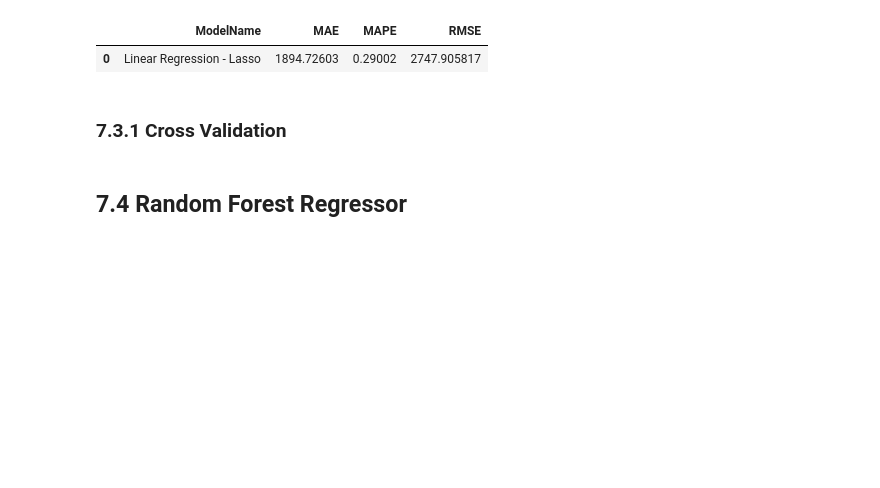
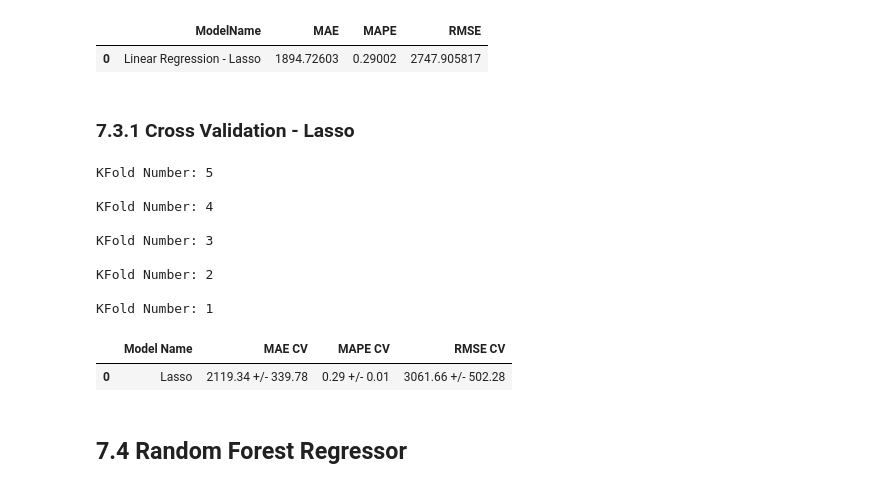
Before and after one commit to fusaa/rossmann, a Jupyter notebook: 3 - project - exploratory data analysis-Copy1.ipynb, the cells around one changed output. Drawn from its saved outputs; the diff is of its cells as text; code cells hidden in the pictures; blank space fills up the shorter version.

```diff
--- a/3 - project - exploratory data analysis-Copy1.ipynb
+++ b/3 - project - exploratory data analysis-Copy1.ipynb
@@ -885,7 +934,22 @@ lrr_result
 |  | ModelName | MAE | MAPE | RMSE |
 | 0 | Linear Regression - Lasso | 1894.72603 | 0.29002 | 2747.905817 |
 # %% [markdown]
-### 7.3.1 Cross Validation
+### 7.3.1 Cross Validation - Lasso
+# %%
+lrr_result_cv = cross_validation(x_training, 5, 'Lasso', lrr, verbose = True)
+lrr_result_cv
+# %% [output]
+KFold Number: 5
+
+KFold Number: 4
+
+KFold Number: 3
+
+KFold Number: 2
+
+KFold Number: 1
+|  | Model Name | MAE CV | MAPE CV | RMSE CV |
+| 0 | Lasso | 2119.34 +/- 339.78 | 0.29 +/- 0.01 | 3061.66 +/- 502.28 |
 # %% [markdown]
 ## 7.4 Random Forest Regressor
 # %%
```
Also changed, not shown: parts of 12 cells of this notebook.
